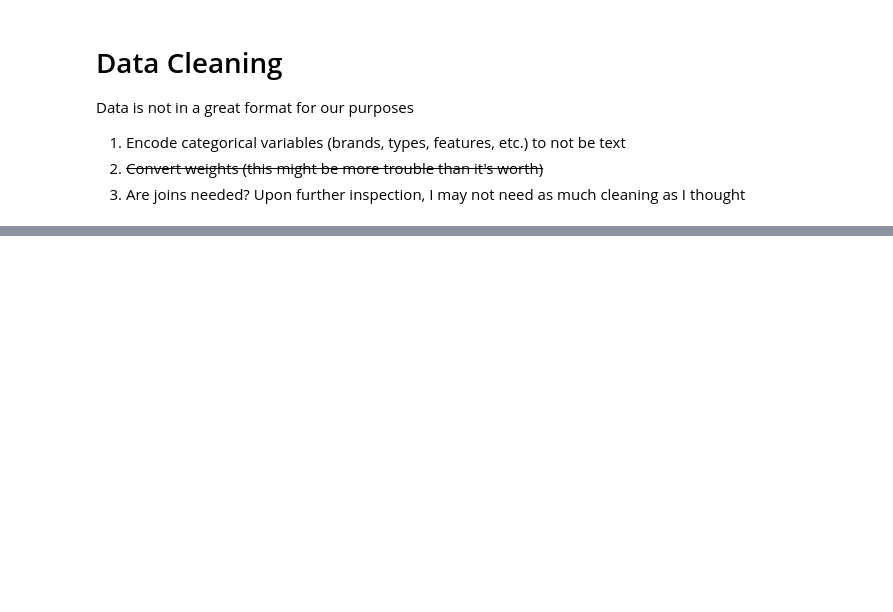
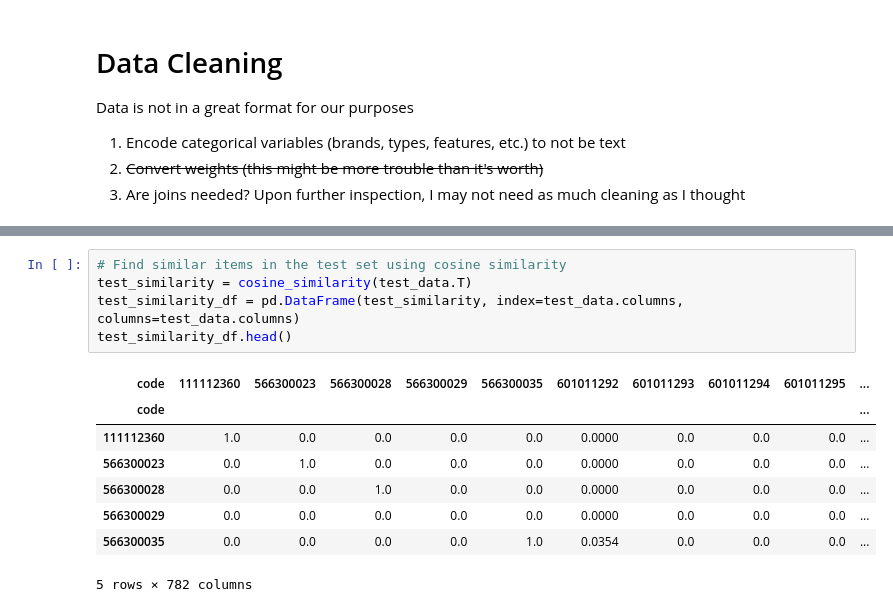
Before and after one commit to medvidov/middleby-DE-test, a Jupyter notebook: middleby_de.ipynb, the cells around one changed output, grey strips where cells are left out. Drawn from its saved outputs; the diff is of its cells as text; blank space fills up the shorter version.

```diff
--- a/middleby_de.ipynb
+++ b/middleby_de.ipynb
@@ -179 +236,15 @@ code
 Name: 111112360, dtype: float64
+# %%
+# Find similar items in the test set using cosine similarity
+test_similarity = cosine_similarity(test_data.T)
+test_similarity_df = pd.DataFrame(test_similarity, index=test_data.columns, columns=test_data.columns)
+test_similarity_df.head()
+# %% [output]
+| code | 111112360 | 566300023 | 566300028 | 566300029 | 566300035 | 601011292 | 601011293 | 601011294 | 601011295 | ... |
+| code |  |  |  |  |  |  |  |  |  | ... |
+| 111112360 | 1.0 | 0.0 | 0.0 | 0.0 | 0.0 | 0.0000 | 0.0 | 0.0 | 0.0 | ... |
+| 566300023 | 0.0 | 1.0 | 0.0 | 0.0 | 0.0 | 0.0000 | 0.0 | 0.0 | 0.0 | ... |
+| 566300028 | 0.0 | 0.0 | 1.0 | 0.0 | 0.0 | 0.0000 | 0.0 | 0.0 | 0.0 | ... |
+| 566300029 | 0.0 | 0.0 | 0.0 | 0.0 | 0.0 | 0.0000 | 0.0 | 0.0 | 0.0 | ... |
+| 566300035 | 0.0 | 0.0 | 0.0 | 0.0 | 1.0 | 0.0354 | 0.0 | 0.0 | 0.0 | ... |
+5 rows × 782 columns
```
Also changed, not shown: parts of 18 cells of this notebook.
